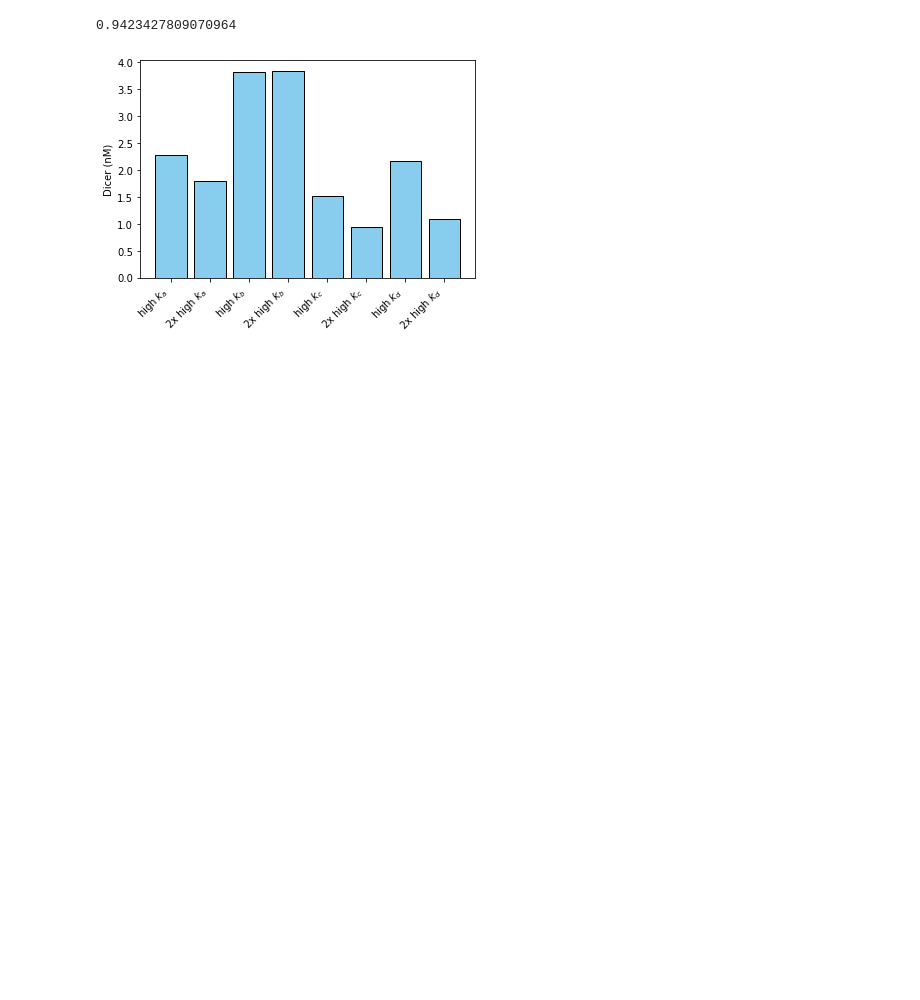
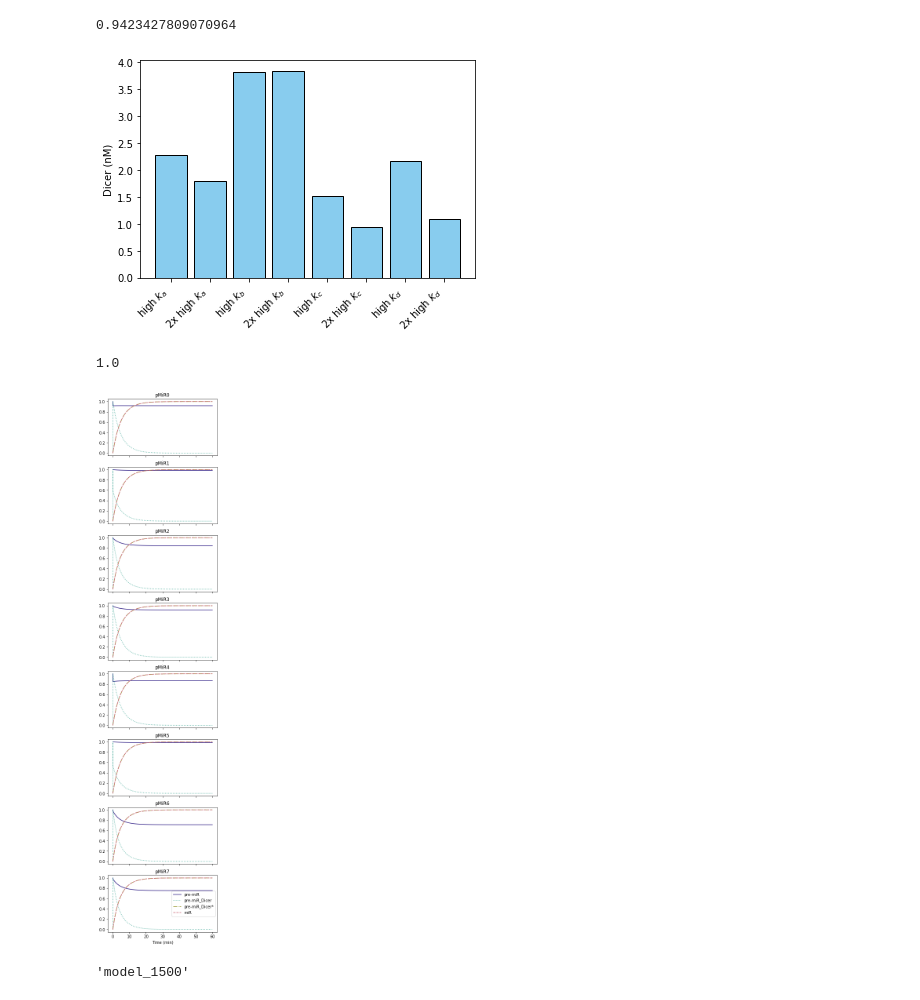
Before and after one commit to SofiaRaak/Dicer-miRNA-dynamics-model, a Jupyter notebook: 8-species_competition.ipynb, the cells around one changed output. Drawn from its saved outputs; the diff is of its cells as text; code cells hidden in the pictures; blank space fills up the shorter version.

Commit message:
Added notebook on changing pre-miRNA concentrations, plotting in competition notebook

```diff
--- a/8-species_competition.ipynb
+++ b/8-species_competition.ipynb
@@ -274,3 +274,49 @@ plt.savefig(destdir_figs + '50FC_Dicer.svg', dpi = 600, bbox_inches = 'tight')
 plt.show()
 # %% [output]
 [figure]
+# %%
+np.max(np.array(model_51['pMiR0']))
+# %% [output]
+1.0
+# %%
+#plot all species on same plot for .5nM Dicer
+fig, ax = plt.subplots(8, sharex = True, sharey = True, figsize = (5, 25))
+
+for i in range(8):
+    ax[i].plot(model_51['time_min'],
+               model_51['pMiR' + str(i)] / np.max(np.array(model_51['pMiR' + str(i)])),
+               color = params.colors[0][0],
+               linestyle = ['-', ':', '-.', '--'][0])
+    ax[i].plot(model_51['time_min'],
+               model_51['pMiR_dicer' + str(i)] / np.max(np.array(model_51['pMiR_dicer' + str(i)])),
+               color = params.colors[1][0],
+               linestyle = ['-', ':', '-.', '--'][1])
+    ax[i].plot(model_51['time_min'],
+               model_51['pMiR_dicer_star' + str(i)] / np.max(np.array(model_51['pMiR_dicer_star' + str(i)])),
+               color = params.colors[2][0],
+               linestyle = ['-', ':', '-.', '--'][2])
+    ax[i].plot(model_51['time_min'],
+               model_51['miR' + str(i)] / np.max(np.array(model_51['miR' + str(i)])),
+               color = params.colors[3][0],
+               linestyle = ['-', ':', '-.', '--'][3])
+    ax[i].set_title('pMiR' + str(i))
+
+    leg = []
+    for j in range(4):
+        leg.append(mlines.Line2D([], [], linestyle = ['-', ':', '-.', '--'][j],
+                                 color = params.colors[j][0],
+                                 label = ['pre-miR', 'pre-miR_Dicer', 'pre-miR_Dicer*', 'miR'][j]))
+
+    plt.legend(handles = leg)
+
+ax[-1].set_xlabel('Time (min)')
+
+plt.savefig(destdir_figs + 'time_05nM-Dicer.svg', dpi = 600, bbox_inches = 'tight')
+
+plt.show()
+# %% [output]
+[figure, added]
+# %%
+names[-1]
+# %% [output]
+'model_1500'
```
Also changed, not shown: parts of 1 cell of this notebook, 2 other files.
